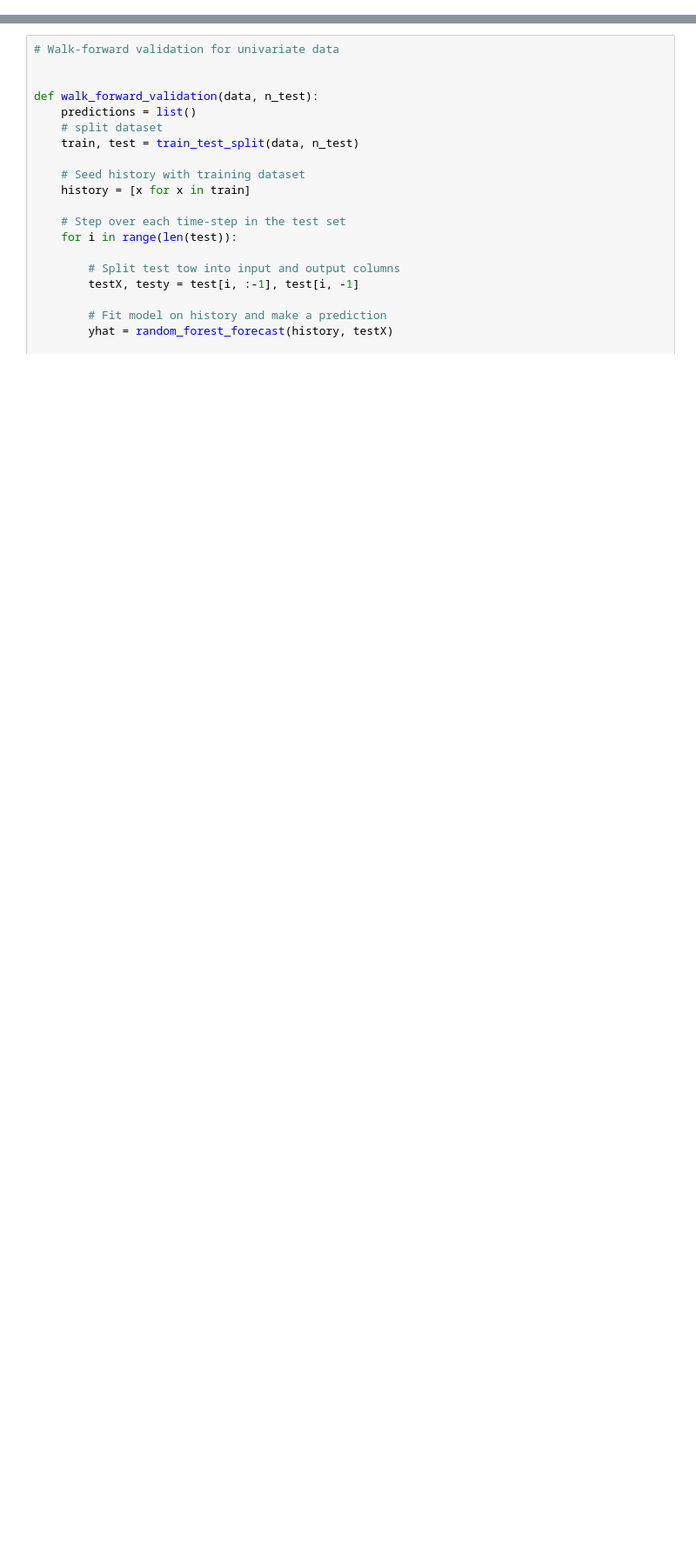
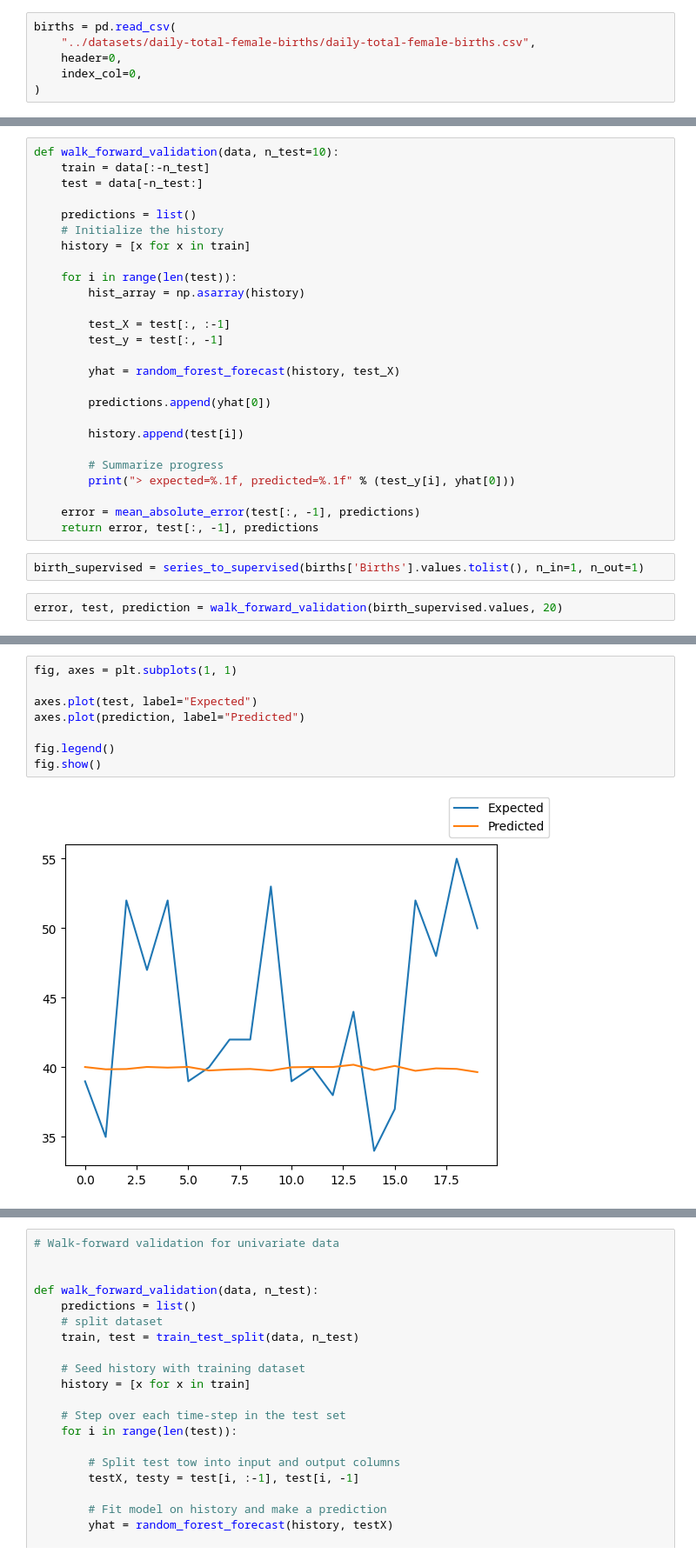
Before and after one commit to zqTheDesigner/study_KNN, a Jupyter notebook: random-forest/random-forest-for-timeseries.ipynb, the cells around one changed output, grey strips where cells are left out. Shown at 87% size. Cells and saved outputs as stored; diff of their text form; blank space fills up the shorter version.

```diff
--- a/random-forest/random-forest-for-timeseries.ipynb
+++ b/random-forest/random-forest-for-timeseries.ipynb
@@ -40,0 +49,6 @@ def train_test_split(data, n_test):
+# %%
+births = pd.read_csv(
+    "../datasets/daily-total-female-births/daily-total-female-births.csv",
+    header=0,
+    index_col=0,
+)
@@ -40,0 +102,30 @@ def train_test_split(data, n_test):
+# %%
+def walk_forward_validation(data, n_test=10):
+    train = data[:-n_test]
+    test = data[-n_test:]
+
+    predictions = list()
+    # Initialize the history
+    history = [x for x in train]
+
+    for i in range(len(test)):
+        hist_array = np.asarray(history)
+
+        test_X = test[:, :-1]
+        test_y = test[:, -1]
+
+        yhat = random_forest_forecast(history, test_X)
+
+        predictions.append(yhat[0])
+
+        history.append(test[i])
+
+        # Summarize progress
+        print("> expected=%.1f, predicted=%.1f" % (test_y[i], yhat[0]))
+
+    error = mean_absolute_error(test[:, -1], predictions)
+    return error, test[:, -1], predictions
+# %%
+birth_supervised = series_to_supervised(births['Births'].values.tolist(), n_in=1, n_out=1)
+# %%
+error, test, prediction = walk_forward_validation(birth_supervised.values, 20)
@@ -40,0 +150,10 @@ def train_test_split(data, n_test):
+# %%
+fig, axes = plt.subplots(1, 1)
+
+axes.plot(test, label="Expected")
+axes.plot(prediction, label="Predicted")
+
+fig.legend()
+fig.show()
+# %% [output]
+[figure, added]
```
Also changed, not shown: parts of 24 cells of this notebook, 1 other file.
